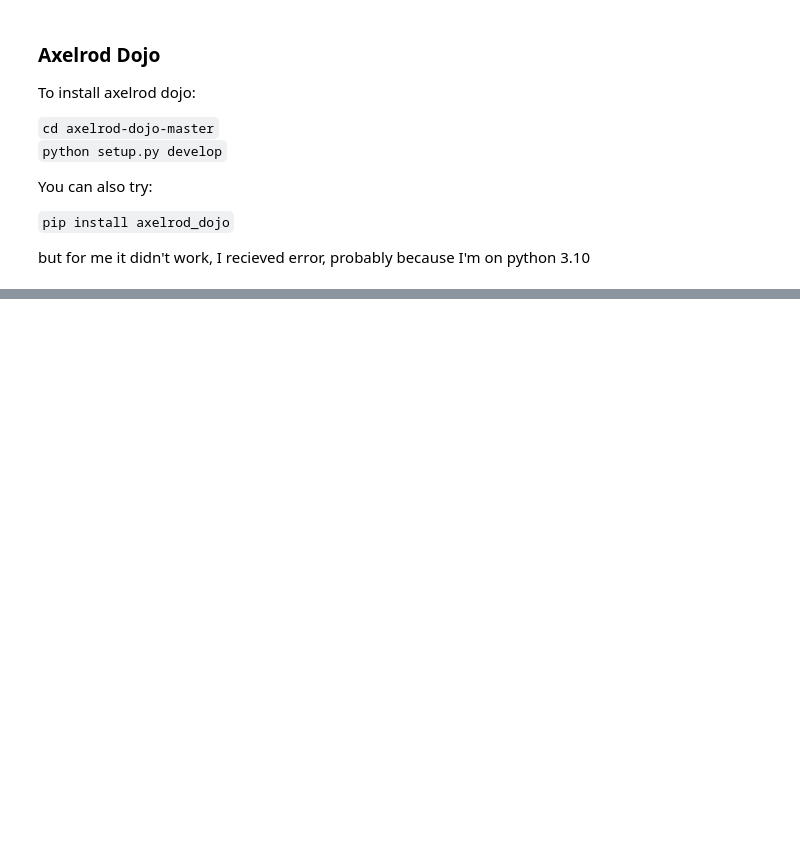
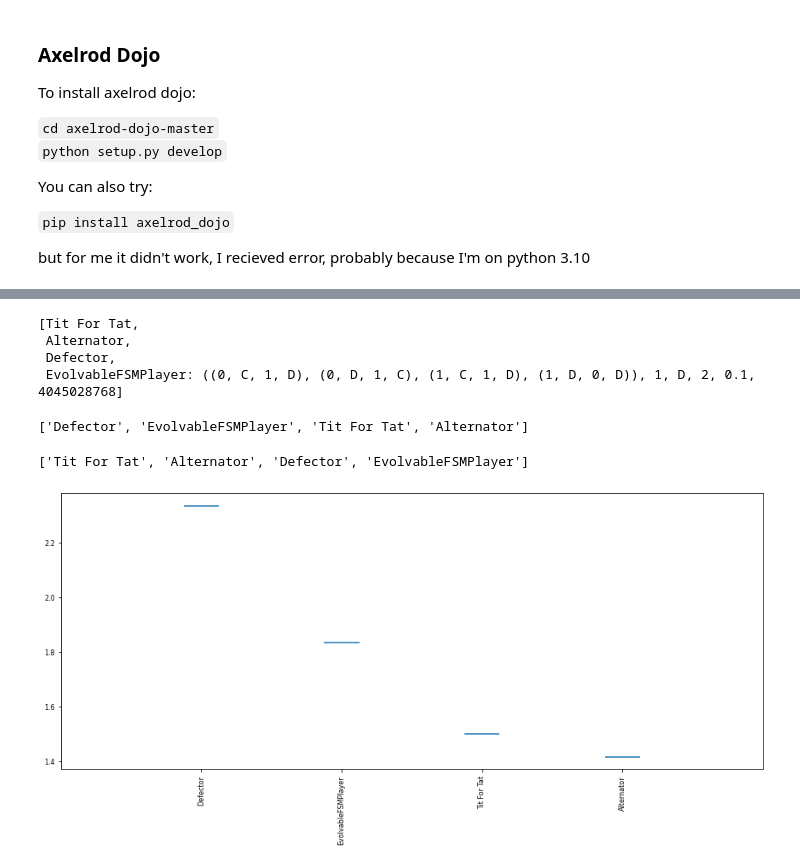
Before and after one commit to veseli-kletar/CS765_Project, a Jupyter notebook: experiment.ipynb, the cells around one changed output, grey strips where cells are left out. Drawn from its saved outputs; the diff is of its cells as text; code cells hidden in the pictures; blank space fills up the shorter version.

Commit message:
experiment with added GA, tournament and graphs

```diff
--- a/experiment.ipynb
+++ b/experiment.ipynb
@@ -64,0 +125,29 @@ import axelrod_dojo as dojo
+# %%
+players = opponents + [GA_player]
+players
+# %% [output]
+[Tit For Tat,
+ Alternator,
+ Defector,
+ EvolvableFSMPlayer: ((0, C, 1, D), (0, D, 1, C), (1, C, 1, D), (1, D, 0, D)), 1, D, 2, 0.1, 4045028768]
+# %%
+tournament = axl.Tournament(players, turns=4, repetitions=2, seed=42)  # Create a tournament
+results = tournament.play()  # Play the tournament
+# %%
+plot = axl.Plot(results)
+# %%
+for i in range(len(results.ranked_names)):
+    results.ranked_names[i] = results.ranked_names[i].split(':')[0]
+results.ranked_names
+# %% [output]
+['Defector', 'EvolvableFSMPlayer', 'Tit For Tat', 'Alternator']
+# %%
+for i in range(len(plot.players)):
+    plot.players[i] = plot.players[i].split(':')[0]
+plot.players
+# %% [output]
+['Tit For Tat', 'Alternator', 'Defector', 'EvolvableFSMPlayer']
+# %%
+p = plot.boxplot()
+# %% [output]
+[figure, added]
```
Also changed, not shown: parts of 12 cells of this notebook.
